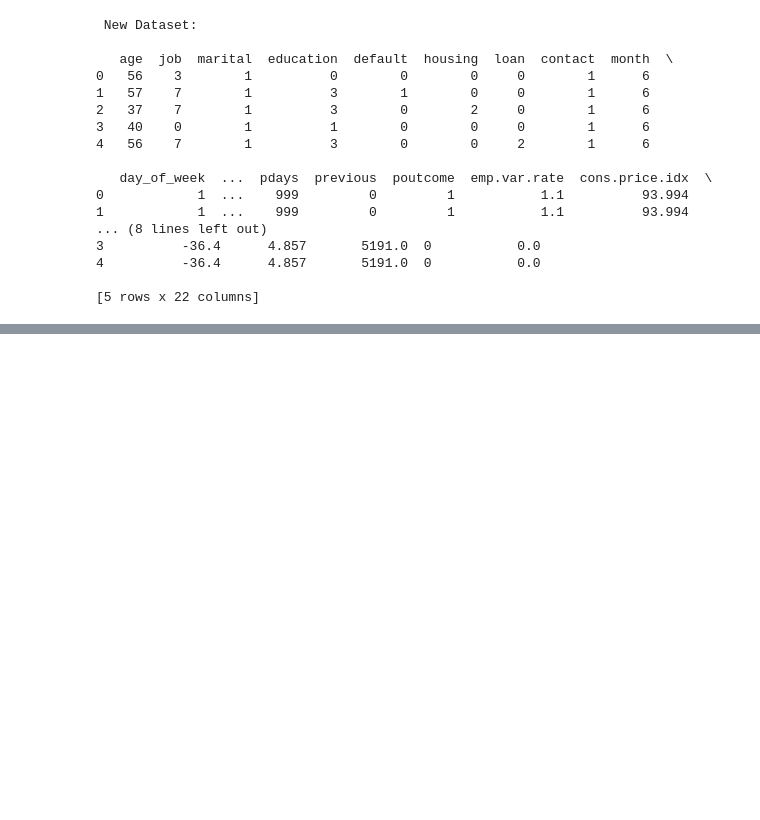
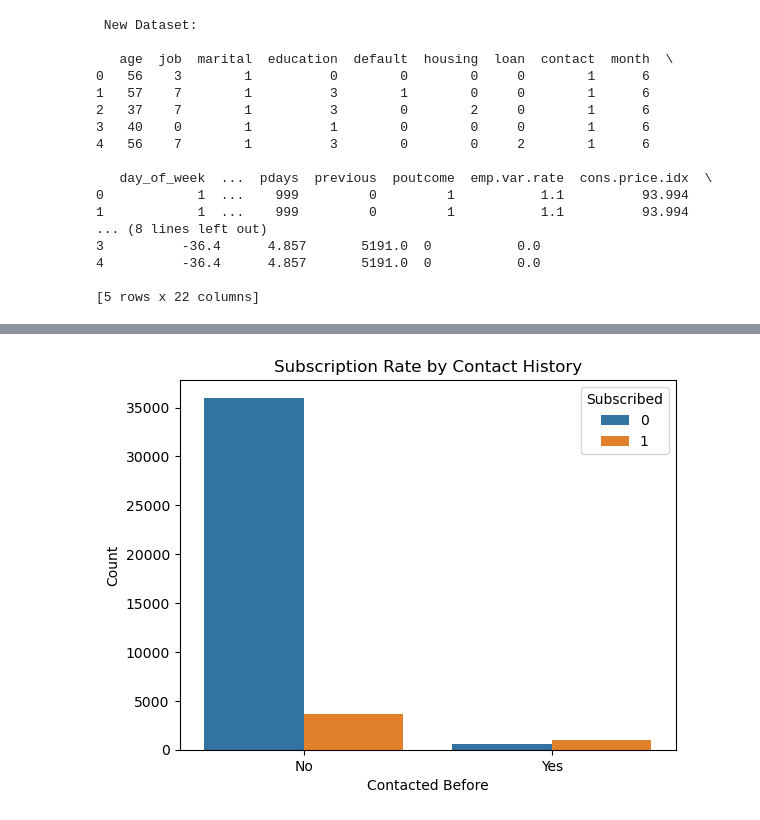
Before and after one commit to AlphaLock/term_deposit, a Jupyter notebook: notebooks/term.ipynb, the cells around one changed output, grey strips where cells are left out. Saved outputs shown, nothing was run; the diff lists cells and outputs as text; code cells hidden in the pictures; blank space fills up the shorter version.

```diff
--- a/notebooks/term.ipynb
+++ b/notebooks/term.ipynb
@@ -189,3 +189,21 @@ print(df.head())
 4          -36.4      4.857       5191.0  0           0.0
 
 [5 rows x 22 columns]
+# %%
+
+
+# Create contacted_before feature
+df['contacted_before'] = (df['pdays'] != 999).astype(int)
+
+# Create call_effectiveness feature
+df['call_effectiveness'] = df['duration'] / (df['campaign'] + 1)
+
+# Create duration_bucket feature
+df['duration_bucket'] = pd.cut(df['duration'], bins=[-1, 100, 300, 1000, df['duration'].max()], labels=['very_short', 'short', 'medium', 'long'])
+
+# Create is_repeated_contact feature
+df['is_repeated_contact'] = (df['campaign'] > 1).astype(int)
+
+# Print updated dataset info
+print("\nDataset after Feature Engineering:\n")
+print(df.head())
@@ -191,0 +228,10 @@ print(df.head())
+# %%
+sns.countplot(x='contacted_before', hue='y', data=df)
+plt.title('Subscription Rate by Contact History')
+plt.xlabel('Contacted Before')
+plt.ylabel('Count')
+plt.xticks([0, 1], ['No', 'Yes'])
+plt.legend(title='Subscribed')
+plt.show()
+# %% [output]
+[figure, added]
```
Also changed, not shown: parts of 4 cells of this notebook.
